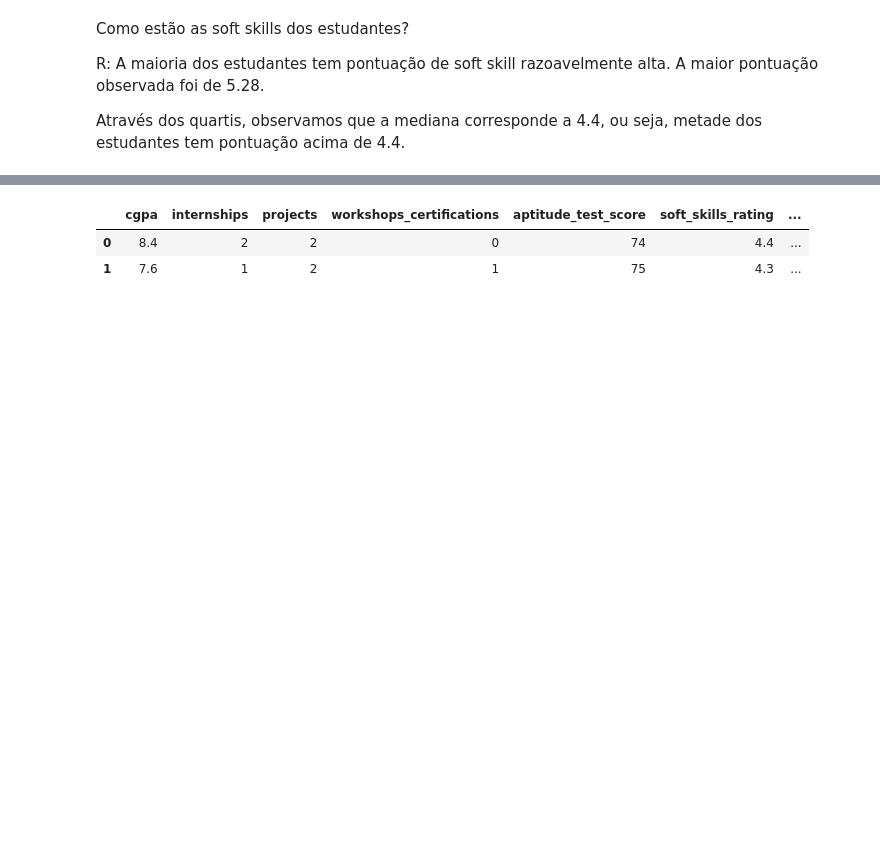
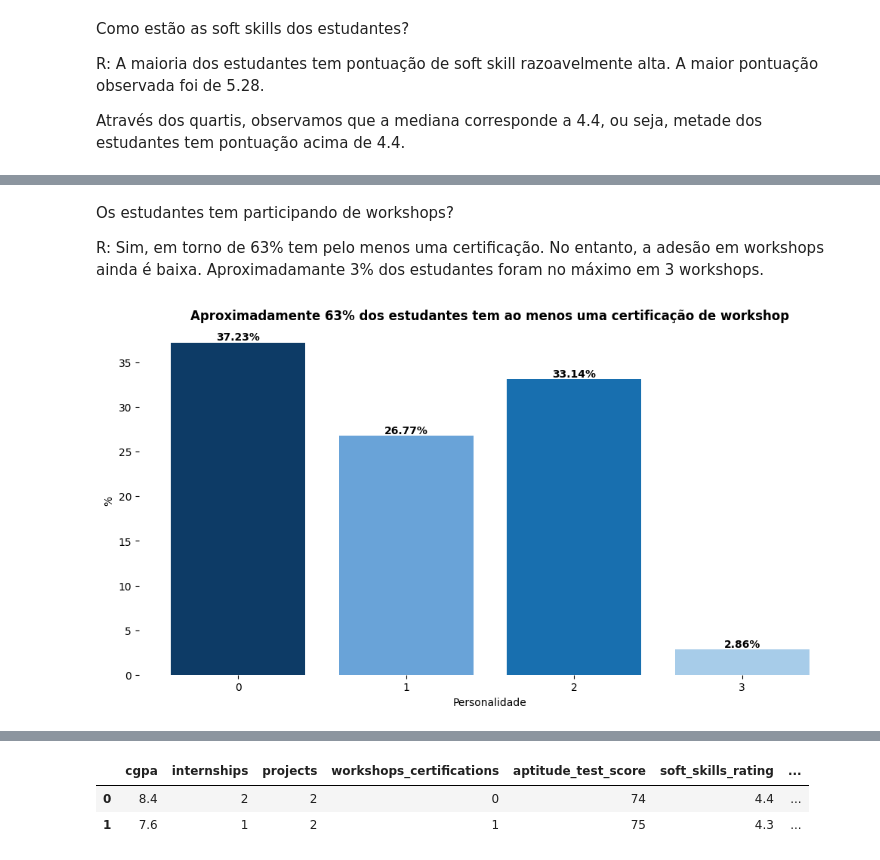
Before and after one commit to Alexandre-Esposte/JobProphet, a Jupyter notebook: notebooks/analise.ipynb, the cells around one changed output, grey strips where cells are left out. Saved outputs shown, nothing was run; the diff lists cells and outputs as text; code cells hidden in the pictures; blank space fills up the shorter version.

```diff
--- a/notebooks/analise.ipynb
+++ b/notebooks/analise.ipynb
@@ -328,0 +360,18 @@ Name: soft_skills_rating, dtype: float64
+# %% [markdown]
+Os estudantes tem participando de workshops?
+
+R: Sim, em torno de 63% tem pelo menos uma certificação. No entanto, a adesão em workshops ainda é baixa. Aproximadamante 3% dos estudantes foram no máximo em 3 workshops.
+# %%
+contagem = data['workshops_certifications'].value_counts()
+cores = ['#0D3B66', '#186FAF', '#69A3D8', '#A7CCE9']
+plt.bar(contagem.index, height=contagem.values/9200 *100, color = cores )
+plt.xticks([0,1,2,3])
+plt.box(False)
+plt.title("Aproximadamente 63% dos estudantes tem ao menos uma certificação de workshop", fontsize=12, fontweight='bold')
+
+plt.ylabel('%')
+plt.xlabel('Personalidade')
+for i,value in contagem.items():
+    plt.text(x = i, y = value/9200*100, s = f"{value/9200 *100:.2f}%", ha = 'center', va = 'bottom', fontweight = 'bold')
+# %% [output]
+[figure, added]
```
Also changed, not shown: parts of 10 cells of this notebook.
